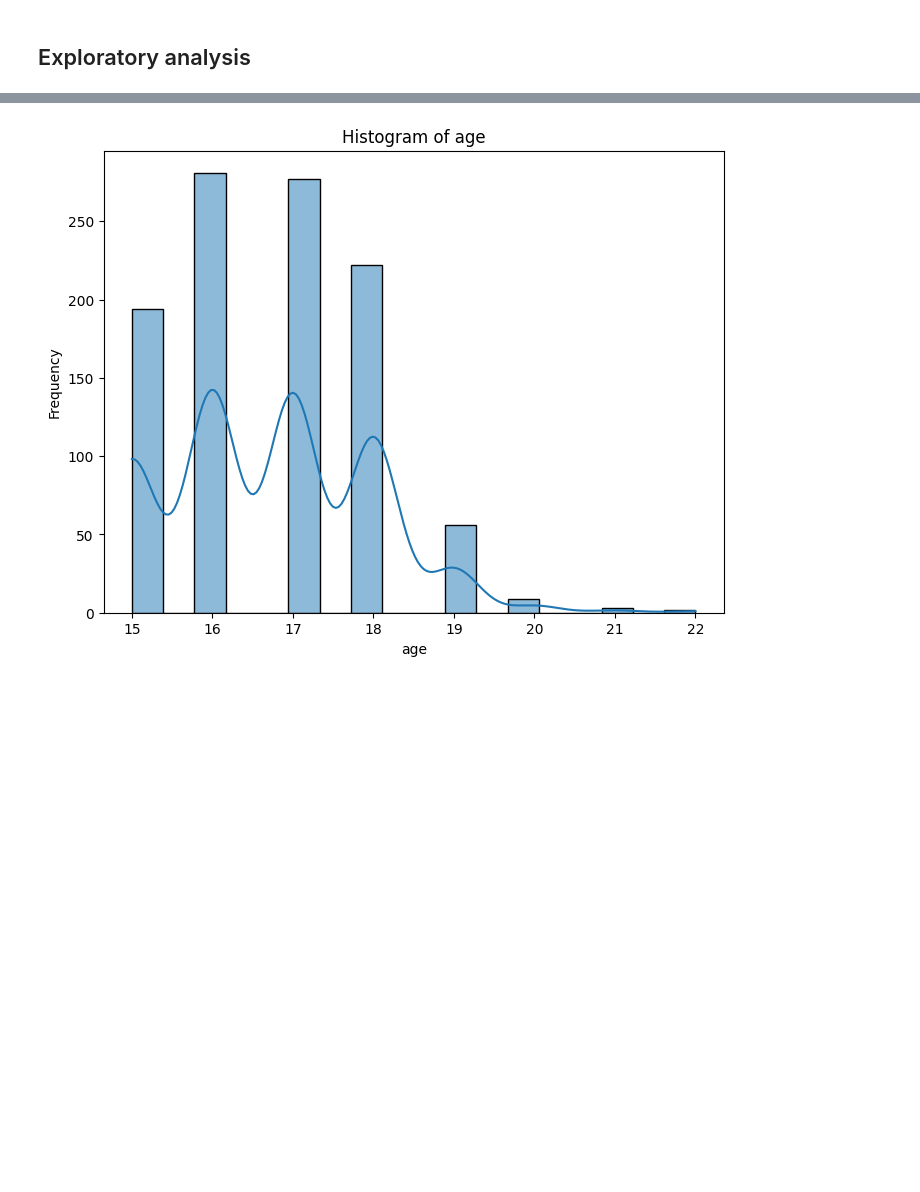
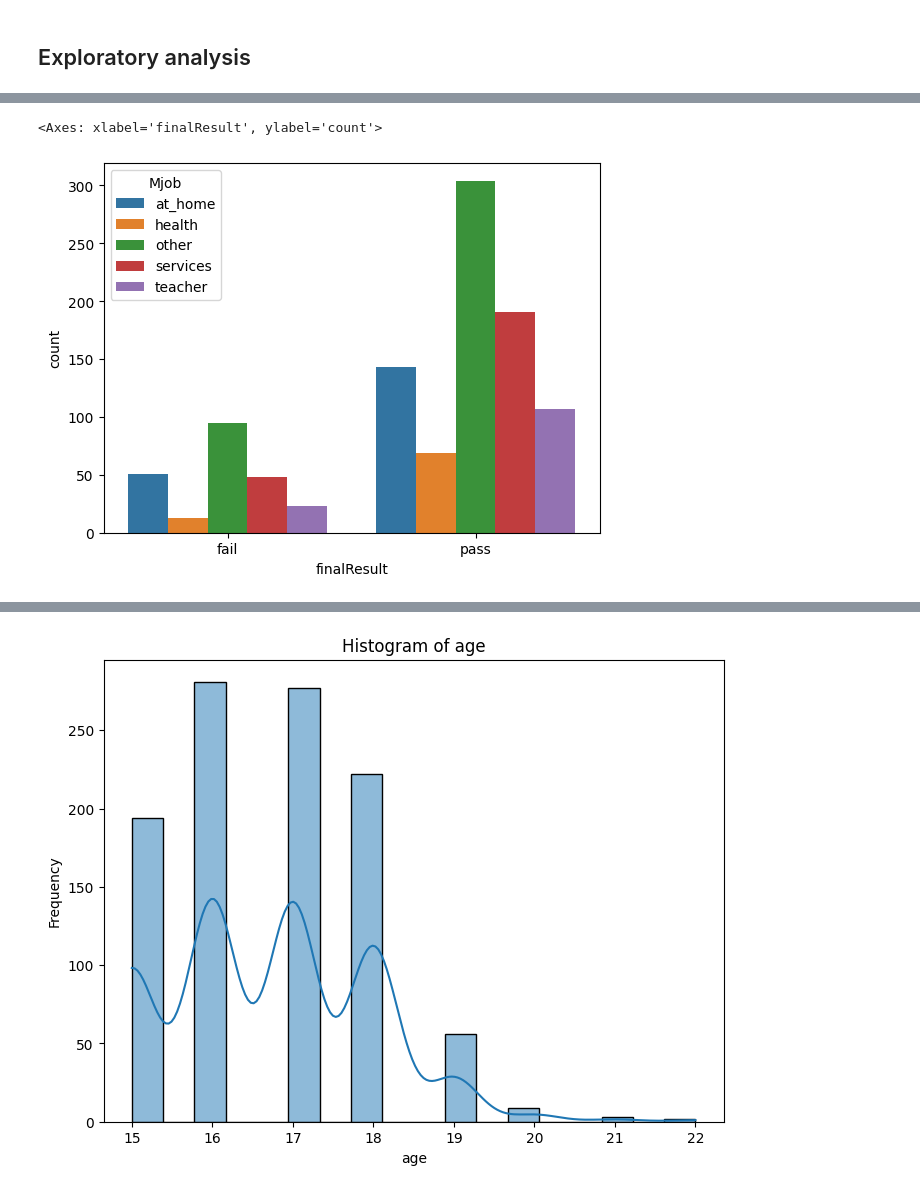
Before and after one commit to 75andybermond/Predict_Student_Performance, a Jupyter notebook: merge.ipynb, the cells around one changed output, grey strips where cells are left out. Saved outputs shown, nothing was run; the diff lists cells and outputs as text; code cells hidden in the pictures; blank space fills up the shorter version.

```diff
--- a/merge.ipynb
+++ b/merge.ipynb
@@ -91,0 +119,6 @@ merged_df.describe()
+# %%
+# Plot relationship between finalResult and Mjob and Fjob
+sns.countplot(x='finalResult', hue='Mjob', data=merged_df)
+# %% [output]
+<Axes: xlabel='finalResult', ylabel='count'>
+[figure, added]
```
Also changed, not shown: parts of 13 cells of this notebook.
